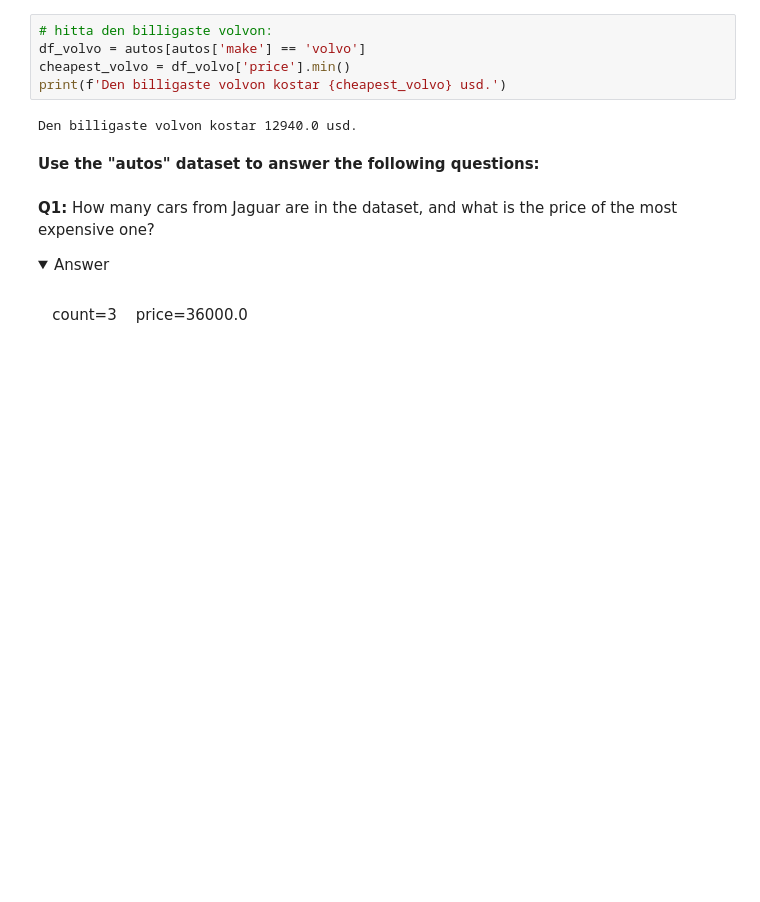
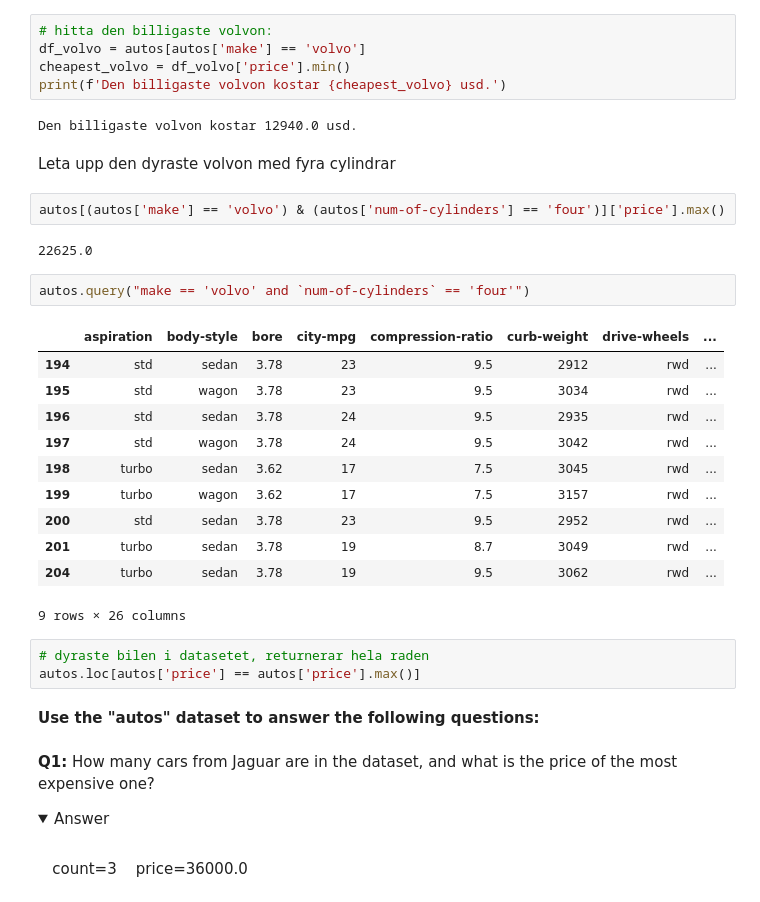
Before and after one commit to dancla240/Databehandling_Daniel_Claesson, a Jupyter notebook: Exercises/E001_Filter_and_query.ipynb, the cells around one changed output. Cells and saved outputs as stored; diff of their text form; folded sections open; blank space fills up the shorter version.

```diff
--- a/Exercises/E001_Filter_and_query.ipynb
+++ b/Exercises/E001_Filter_and_query.ipynb
@@ -119,6 +125,29 @@ cheapest_volvo = df_volvo['price'].min()
 print(f'Den billigaste volvon kostar {cheapest_volvo} usd.')
 # %% [output]
 Den billigaste volvon kostar 12940.0 usd.
+# %% [markdown]
+Leta upp den dyraste volvon med fyra cylindrar
+# %%
+autos[(autos['make'] == 'volvo') & (autos['num-of-cylinders'] == 'four')]['price'].max()
+# %% [output]
+22625.0
+# %%
+autos.query("make == 'volvo' and `num-of-cylinders` == 'four'")
+# %% [output]
+|  | aspiration | body-style | bore | city-mpg | compression-ratio | curb-weight | drive-wheels | ... |
+| 194 | std | sedan | 3.78 | 23 | 9.5 | 2912 | rwd | ... |
+| 195 | std | wagon | 3.78 | 23 | 9.5 | 3034 | rwd | ... |
+| 196 | std | sedan | 3.78 | 24 | 9.5 | 2935 | rwd | ... |
+| 197 | std | wagon | 3.78 | 24 | 9.5 | 3042 | rwd | ... |
+| 198 | turbo | sedan | 3.62 | 17 | 7.5 | 3045 | rwd | ... |
+| 199 | turbo | wagon | 3.62 | 17 | 7.5 | 3157 | rwd | ... |
+| 200 | std | sedan | 3.78 | 23 | 9.5 | 2952 | rwd | ... |
+| 201 | turbo | sedan | 3.78 | 19 | 8.7 | 3049 | rwd | ... |
+| 204 | turbo | sedan | 3.78 | 19 | 9.5 | 3062 | rwd | ... |
+9 rows × 26 columns
+# %%
+# dyraste bilen i datasetet, returnerar hela raden
+autos.loc[autos['price'] == autos['price'].max()]
 # %% [markdown]
 **Use the "autos" dataset to answer the following questions:**
 # %% [markdown]
```
Also changed, not shown: parts of 9 cells of this notebook.
